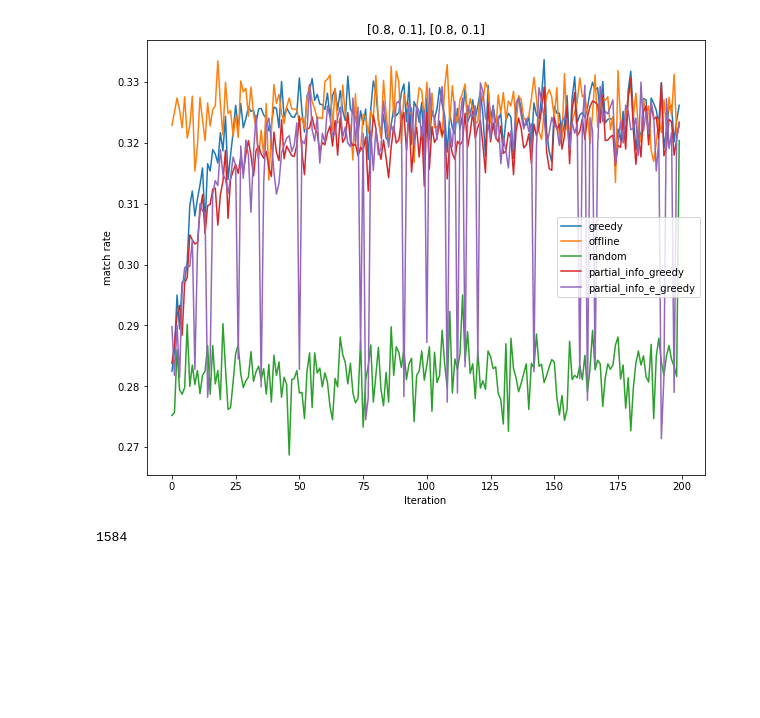
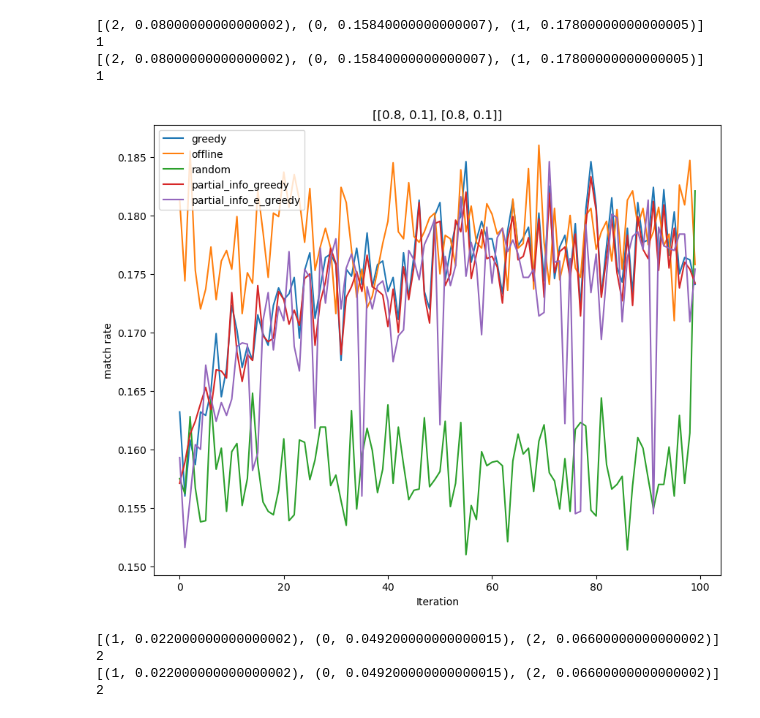
Before and after one commit to ppxwdy/capture_uncertain_in_dating, a Jupyter notebook: charts2.ipynb, the cells around one changed output. Saved outputs shown, nothing was run; the diff lists cells and outputs as text; code cells hidden in the pictures; blank space fills up the shorter version.

Commit message:
some charts

```diff
--- a/charts2.ipynb
+++ b/charts2.ipynb
@@ -4,37 +4,53 @@ from simplified import simulation
 from tqdm import tqdm
 # %%
 N = 10000
-T = 200
-match_prob = [[0.8, 0.3], [0.8, 0.1]]
-ratio1 = 0.5
-ratio2 = 0.5
-initial_guess = [0.5, 0.5]
+T = 100
+match_prob = [[0.8, 0.1], [0.8, 0.1]]
+ratio1 = 0.8
+ratio2 = 0.2
+initial_guess = [ratio1, ratio2]
 r_s, r_o, r_r, _= simulation(N, T, match_prob, ratio1, ratio2, initial_guess)
 
 partial_s, partial_o, partial_r, partial_e = simulation(N, T, match_prob, ratio1, ratio2, initial_guess, full_info=False)
+# %% [output]
+[(2, 0.08000000000000002), (0, 0.15840000000000007), (1, 0.17800000000000005)]
+1
+[(2, 0.08000000000000002), (0, 0.15840000000000007), (1, 0.17800000000000005)]
+1
 # %%
 plt.figure(figsize=(10, 8))
 r_s_ = [i/N for i in r_s]
 r_o_ = [i/N for i in r_o]
 r_r_ = [i/N for i in r_r]
 # r_e_ = [i/N for i in r_e]
 p_s_ = [i/N for i in partial_s]
 p_e_ = [i/N for i in partial_e]
 plt.plot([i for i in range(T)], r_s_, label='greedy')
 plt.plot([i for i in range(T)], r_o_, label='offline')
 plt.plot([i for i in range(T)], r_r_, label='random')
 # plt.plot([i for i in range(T)], r_e_, label='epsilon-greedy')
 plt.plot([i for i in range(T)], p_s_, label='partial_info_greedy')
 plt.plot([i for i in range(T)], p_e_, label='partial_info_e_greedy')
 
 plt.xlabel('Iteration')
 plt.ylabel('match rate')
-plt.title('[0.8, 0.1], [0.8, 0.1]')
+plt.title(f'{match_prob}')
 plt.legend()
 plt.show()
 # %% [output]
-[figure, old version]
+[figure, new version]
-# %%
-16*64 + 4 * 8 + 64*8 + 16
-# %% [output]
-1584
+# %%
+N = 10000
+T = 100
+match_prob = [[0.1, 0.1], [0.8, 0.1]]
+ratio1 = 0.6
+ratio2 = 0.2
+initial_guess = [ratio1, ratio2]
+r_s, r_o, r_r, _= simulation(N, T, match_prob, ratio1, ratio2, initial_guess)
+
+partial_s, partial_o, partial_r, partial_e = simulation(N, T, match_prob, ratio1, ratio2, initial_guess, full_info=False)
+# %% [output]
+[(1, 0.022000000000000002), (0, 0.049200000000000015), (2, 0.06600000000000002)]
+2
+[(1, 0.022000000000000002), (0, 0.049200000000000015), (2, 0.06600000000000002)]
+2
```
Also changed, not shown: parts of 3 cells of this notebook, 1 other file.
